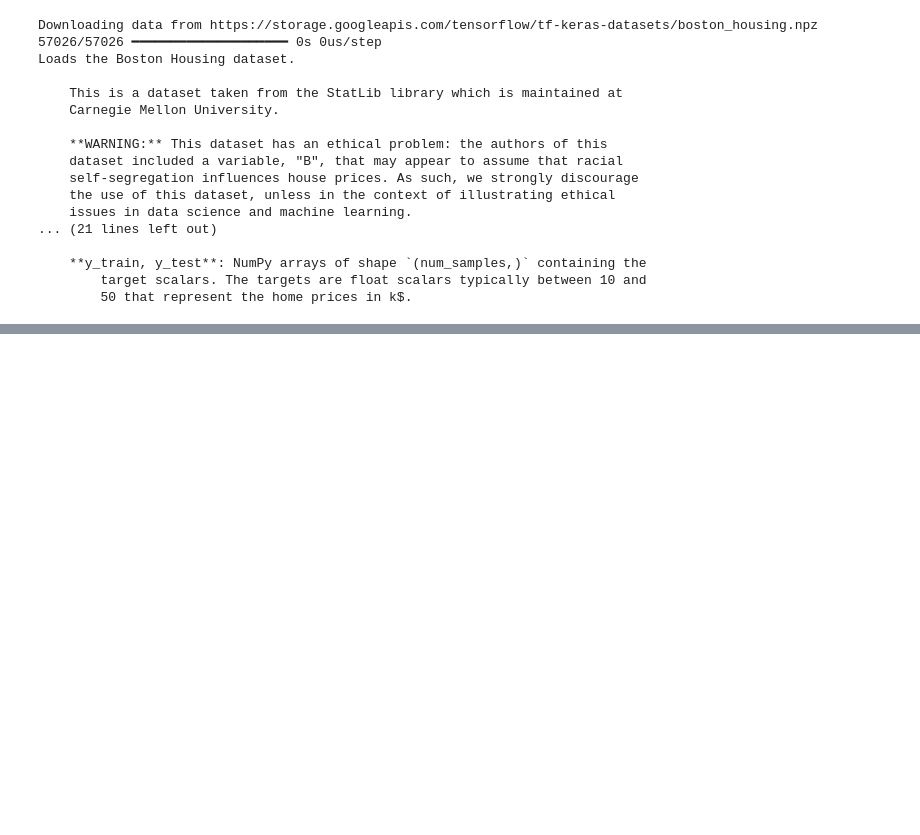
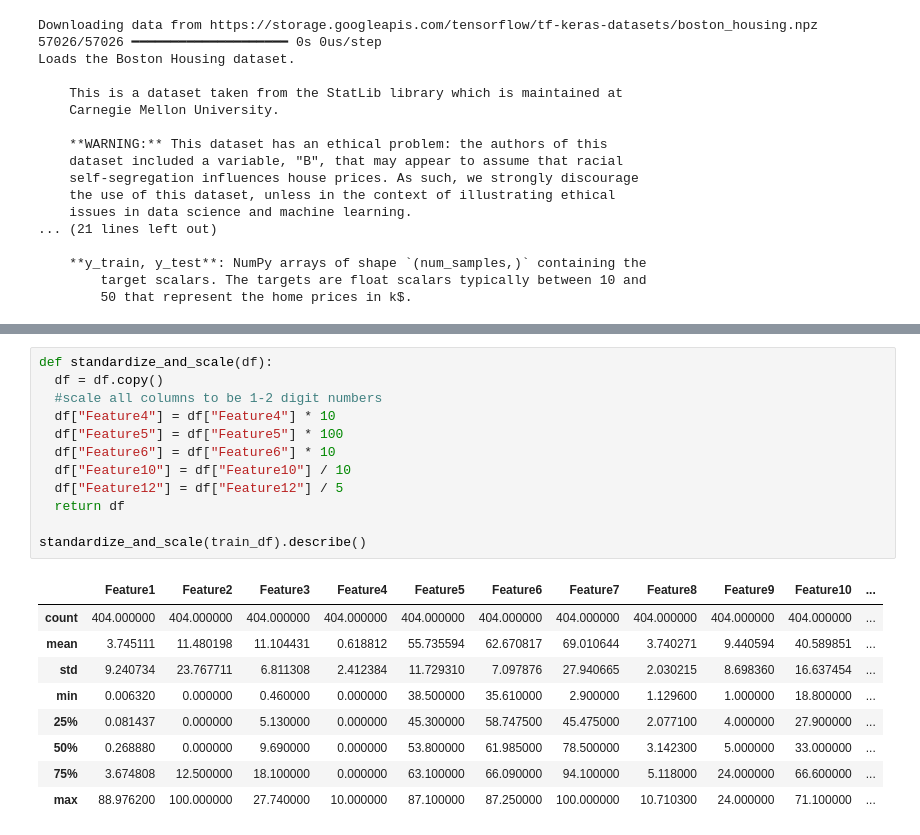
Before and after one commit to AbeAlsop/CIU-DET-520, a Jupyter notebook: Alsop_q4_Boston.ipynb, the cells around one changed output, grey strips where cells are left out. Drawn from its saved outputs; the diff is of its cells as text; blank space fills up the shorter version.

```diff
--- a/Alsop_q4_Boston.ipynb
+++ b/Alsop_q4_Boston.ipynb
@@ -38,0 +42,22 @@ train_df.head()
+# %%
+def standardize_and_scale(df):
+  df = df.copy()
+  #scale all columns to be 1-2 digit numbers
+  df["Feature4"] = df["Feature4"] * 10
+  df["Feature5"] = df["Feature5"] * 100
+  df["Feature6"] = df["Feature6"] * 10
+  df["Feature10"] = df["Feature10"] / 10
+  df["Feature12"] = df["Feature12"] / 5
+  return df
+
+standardize_and_scale(train_df).describe()
+# %% [output]
+|  | Feature1 | Feature2 | Feature3 | Feature4 | Feature5 | Feature6 | Feature7 | Feature8 | Feature9 | Feature10 | ... |
+| count | 404.000000 | 404.000000 | 404.000000 | 404.000000 | 404.000000 | 404.000000 | 404.000000 | 404.000000 | 404.000000 | 404.000000 | ... |
+| mean | 3.745111 | 11.480198 | 11.104431 | 0.618812 | 55.735594 | 62.670817 | 69.010644 | 3.740271 | 9.440594 | 40.589851 | ... |
+| std | 9.240734 | 23.767711 | 6.811308 | 2.412384 | 11.729310 | 7.097876 | 27.940665 | 2.030215 | 8.698360 | 16.637454 | ... |
+| min | 0.006320 | 0.000000 | 0.460000 | 0.000000 | 38.500000 | 35.610000 | 2.900000 | 1.129600 | 1.000000 | 18.800000 | ... |
+| 25% | 0.081437 | 0.000000 | 5.130000 | 0.000000 | 45.300000 | 58.747500 | 45.475000 | 2.077100 | 4.000000 | 27.900000 | ... |
+| 50% | 0.268880 | 0.000000 | 9.690000 | 0.000000 | 53.800000 | 61.985000 | 78.500000 | 3.142300 | 5.000000 | 33.000000 | ... |
+| 75% | 3.674808 | 12.500000 | 18.100000 | 0.000000 | 63.100000 | 66.090000 | 94.100000 | 5.118000 | 24.000000 | 66.600000 | ... |
+| max | 88.976200 | 100.000000 | 27.740000 | 10.000000 | 87.100000 | 87.250000 | 100.000000 | 10.710300 | 24.000000 | 71.100000 | ... |
```
Also changed, not shown: parts of 1 cell of this notebook.
